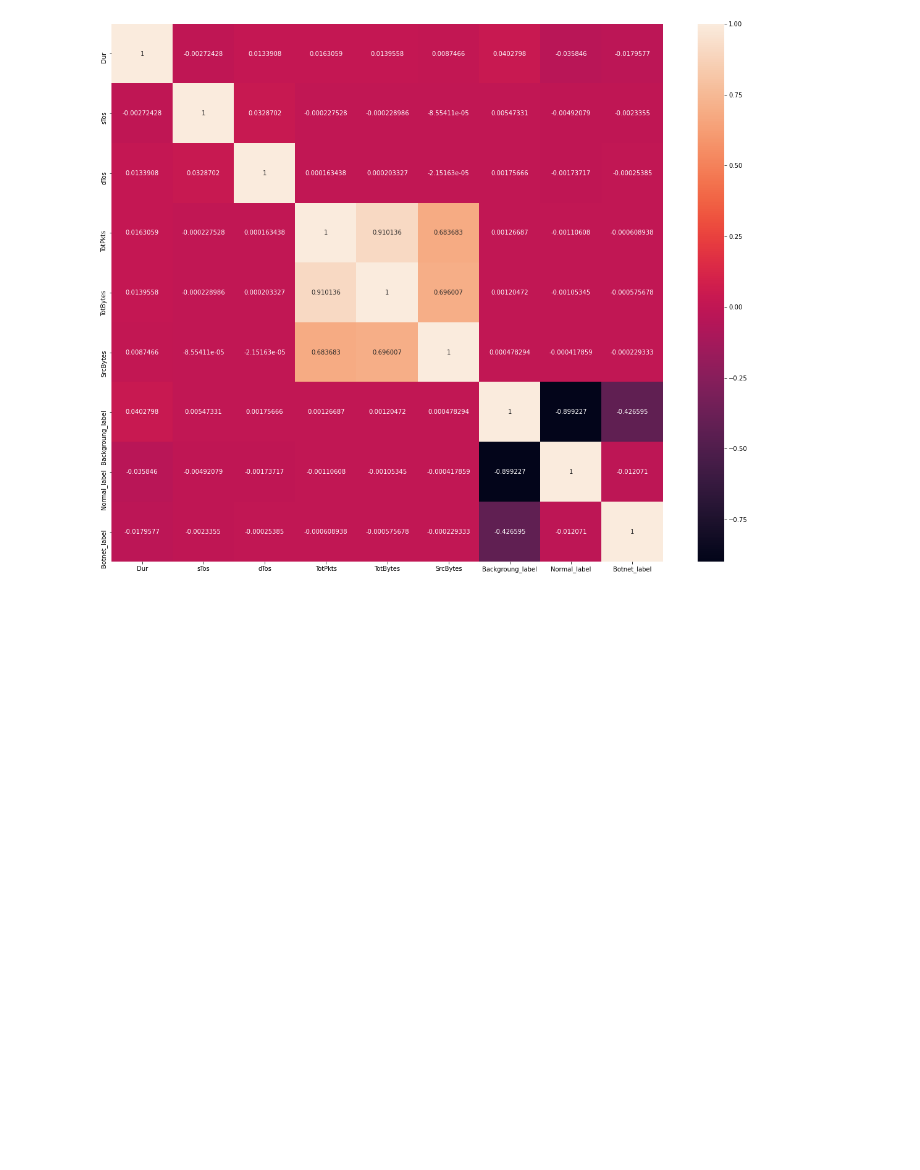
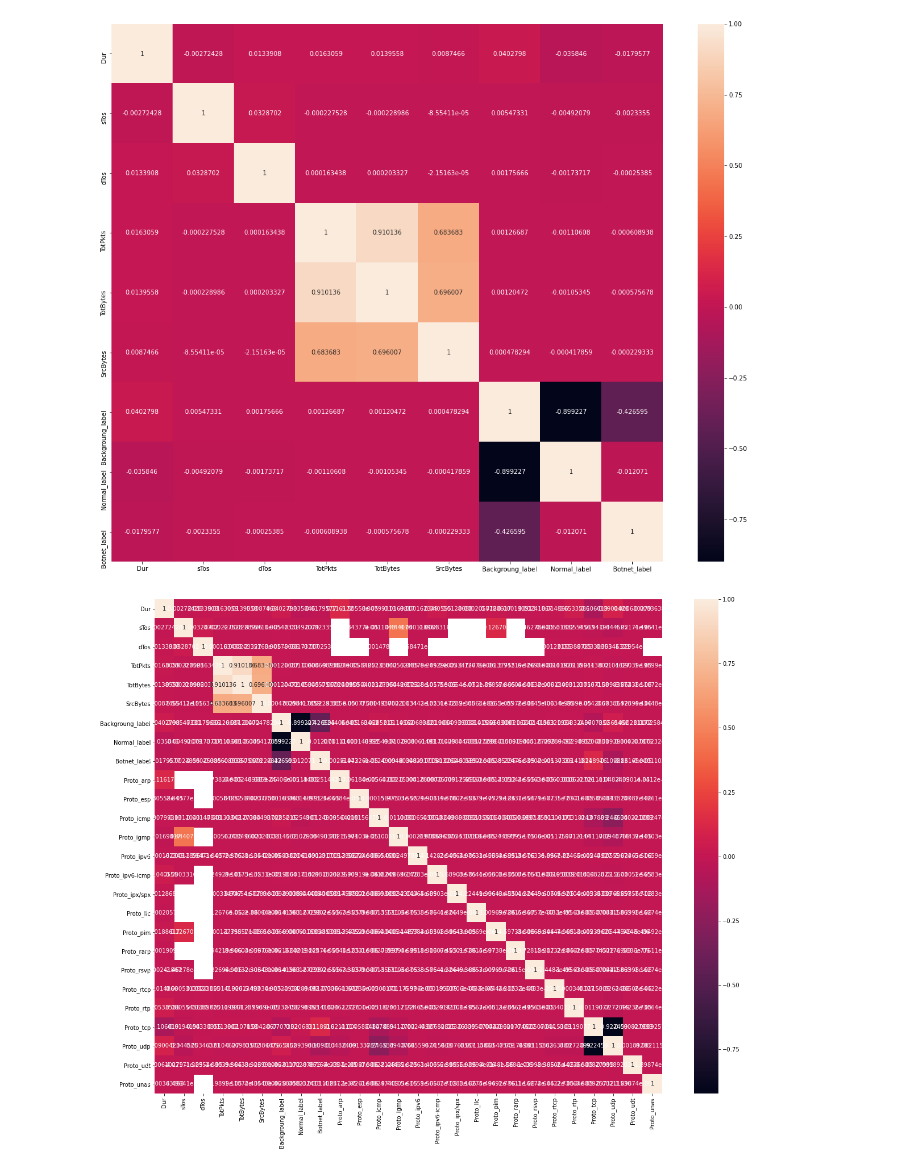
Before and after one commit to mgendr/CTU_13_Supervision_Des_Systemes, a Jupyter notebook: First Analysis.ipynb, the cells around one changed output. Drawn from its saved outputs; the diff is of its cells as text; code cells hidden in the pictures; blank space fills up the shorter version.

```diff
--- a/First Analysis.ipynb
+++ b/First Analysis.ipynb
@@ -165,3 +183,19 @@ ax= plt.subplot()
 sns.heatmap(df_corr, annot=True, fmt='g', ax=ax);
 # %% [output]
 [figure]
+# %%
+columns_to_one_hot = ["Proto"]#, "Dir", "State" ]
+
+
+def plot_corr_matrix_for_one_hot(df, col_name) :
+    one_hot_df = df.copy()
+    one_hot = pd.get_dummies(df[col_name], prefix=col_name)
+    one_hot_df = one_hot_df.join(one_hot)
+
+    df_corr_one = one_hot_df.corr()
+    ax= plt.subplot()
+    sns.heatmap(df_corr_one, annot=True, fmt='g', ax=ax)
+
+plot_corr_matrix_for_one_hot(df, "Proto")
+# %% [output]
+[figure, added]
```
Also changed, not shown: parts of 7 cells of this notebook.
